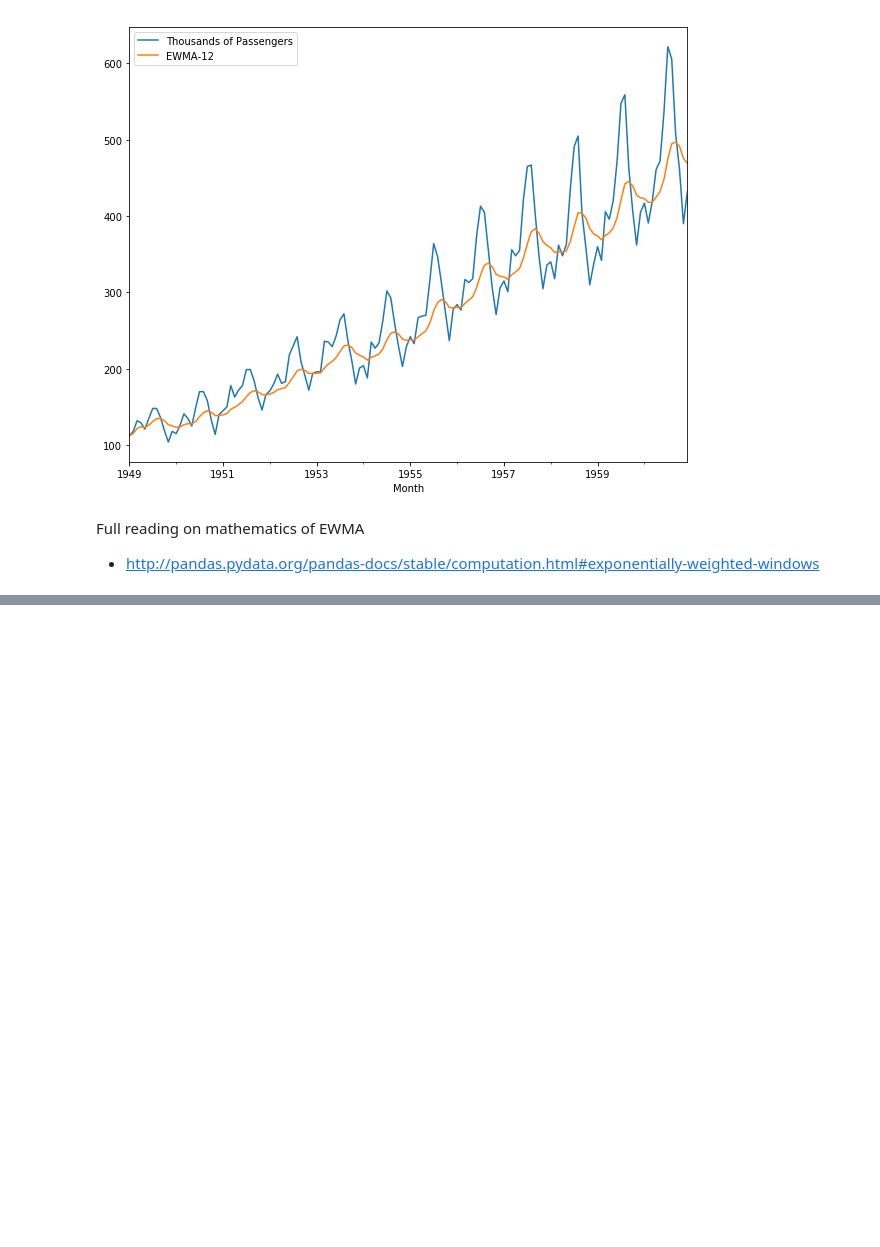
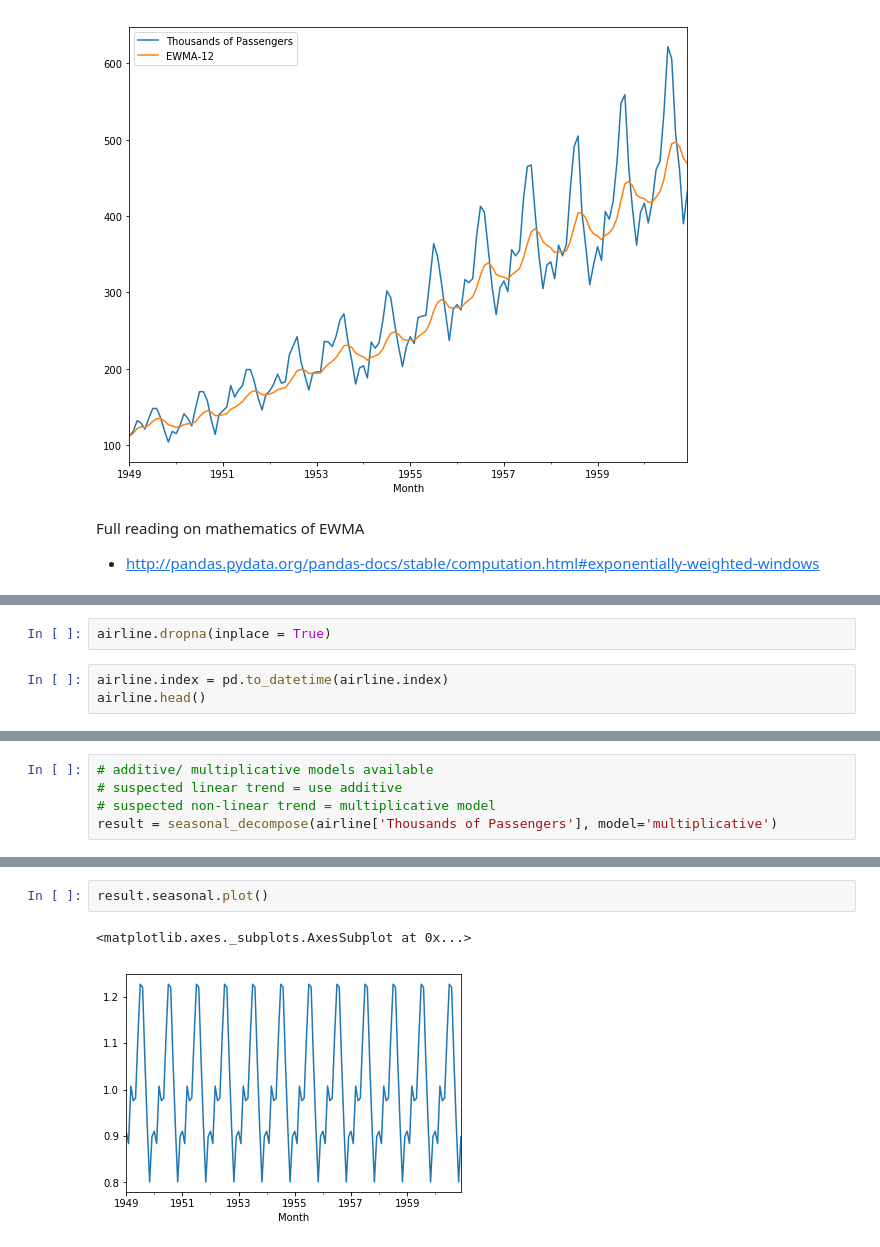
Before and after one commit to mdalvi/financial-analysis-and-algo-trading, a Jupyter notebook: time-series-analysis/time_series_analysis_notes.ipynb, the cells around one changed output, grey strips where cells are left out. Cells and saved outputs as stored; diff of their text form; blank space fills up the shorter version.

```diff
--- a/time-series-analysis/time_series_analysis_notes.ipynb
+++ b/time-series-analysis/time_series_analysis_notes.ipynb
@@ -233,0 +256,5 @@ Full reading on mathematics of EWMA
+# %%
+airline.dropna(inplace = True)
+# %%
+airline.index = pd.to_datetime(airline.index)
+airline.head()
@@ -233,0 +271,5 @@ Full reading on mathematics of EWMA
+# %%
+# additive/ multiplicative models available
+# suspected linear trend = use additive
+# suspected non-linear trend = multiplicative model
+result = seasonal_decompose(airline['Thousands of Passengers'], model='multiplicative')
@@ -233,0 +296,5 @@ Full reading on mathematics of EWMA
+# %%
+result.seasonal.plot()
+# %% [output]
+<matplotlib.axes._subplots.AxesSubplot at 0x...>
+[figure, added]
```
Also changed, not shown: parts of 23 cells of this notebook, 1 other file.
